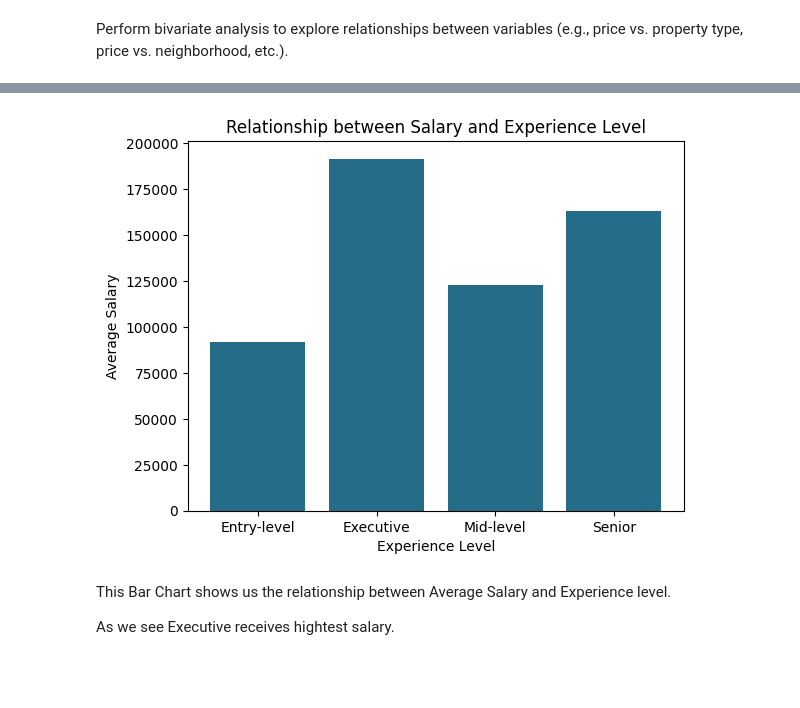
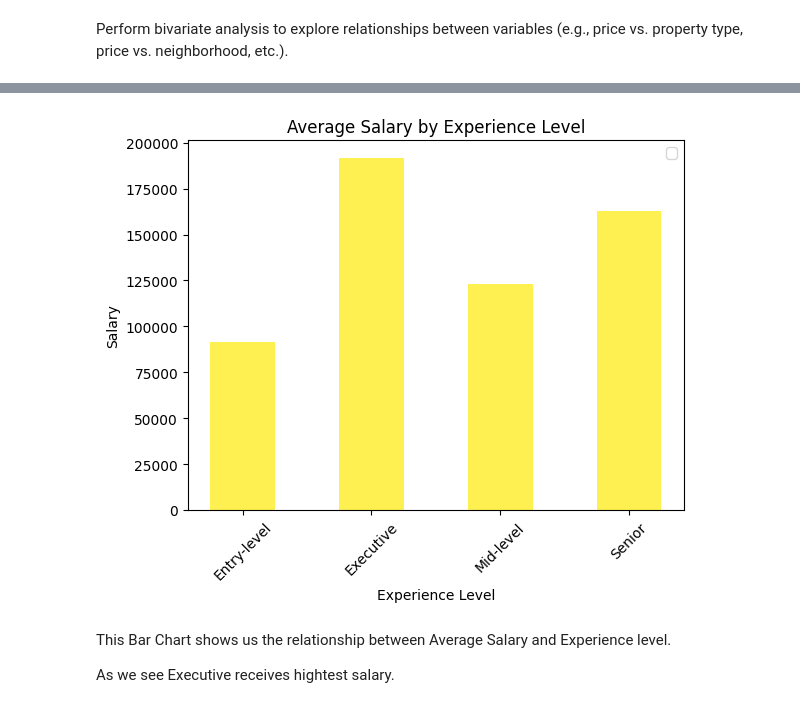
Before and after one commit to Adamixa/Data_field_job_analysis, a Jupyter notebook: notebook.ipynb, the cells around one changed output, grey strips where cells are left out. Saved outputs shown, nothing was run; the diff lists cells and outputs as text; code cells hidden in the pictures; blank space fills up the shorter version.

```diff
--- a/notebook.ipynb
+++ b/notebook.ipynb
@@ -277,0 +295,3 @@ df.dtypes
+# %%
+df['salary_in_usd'] = df['salary_in_usd'].astype(float) # convert salary in usd column from int to float
+df.dtypes
@@ -327,7 +361,3 @@ saudi_arabia_data
 | 140 | 2024 | Senior | Full-time | AI Research Scientist | 150000 | USD | 150000 | ... |
 | 9493 | 2023 | Mid-level | Full-time | Machine Learning Research Engineer | 90000 | USD | 90000 | ... |
 | 10169 | 2023 | Mid-level | Full-time | Staff Data Analyst | 179998 | USD | 179998 | ... |
-# %%
-exchange = 3.75
-df['salary_in_sr'] = df['salary_in_usd'] * exchange # Convert the salary from usd to SR
-df.head(5)
@@ -341,13 +364,20 @@ df.head(5)
 # %% [markdown]
 Perform bivariate analysis to explore relationships between variables (e.g., price vs. property type, price vs. neighborhood, etc.).
 # %%
-average_salary_by_experience = df.groupby('experience_level')['salary'].mean() # calc the avg salary by experience level
+average_salary = df.groupby('experience_level')['salary'].mean() # calc avg salary by experience level
 
-plt.bar(average_salary_by_experience.index, average_salary_by_experience, color='#246C88') # create a bar chart
+experience_levels = average_salary.index
+x = np.arange(len(experience_levels)) # Get unique experience levels and their indices
 
-plt.xlabel('Experience Level') # labels and title
-plt.ylabel('Average Salary')
-plt.title('Relationship between Salary and Experience Level')
+bar_width = 0.50
 
+plt.bar(x, average_salary, width=bar_width, color='#FFF051') # grouped bar chart
+plt.xticks(x, experience_levels, rotation=45)
+
+plt.xlabel('Experience Level') # lables and title
+plt.ylabel('Salary')
+plt.title('Average Salary by Experience Level')
+
+plt.legend()
 plt.show()
 # %% [output]
@@ -354,4 +385,4 @@ plt.show()
-[figure, old version]
+[figure, new version]
 # %% [markdown]
 This Bar Chart shows us the relationship between Average Salary and Experience level.
 
```
Also changed, not shown: parts of 30 cells of this notebook.
